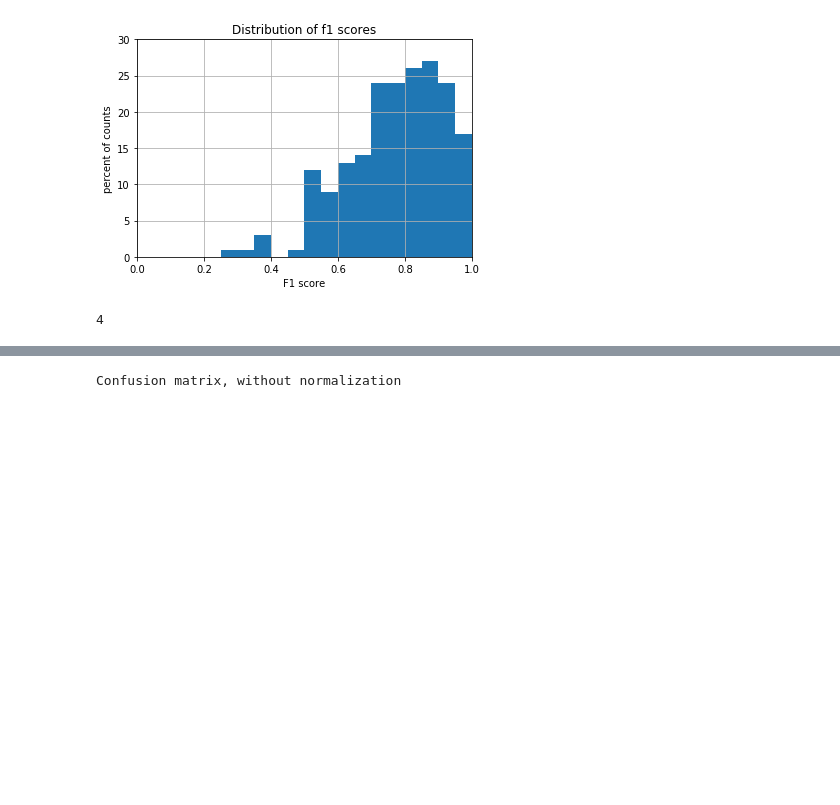
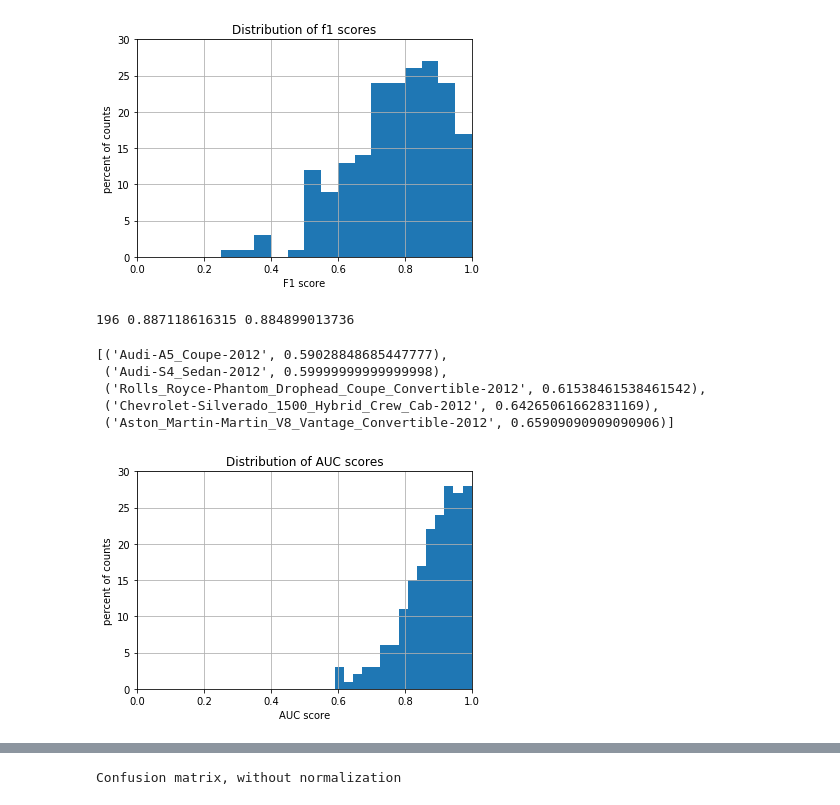
Before and after one commit to trnoriega/car-classifier, a Jupyter notebook: 5_model_validation.ipynb, the cells around one changed output, grey strips where cells are left out. Saved outputs shown, nothing was run; the diff lists cells and outputs as text; code cells hidden in the pictures; blank space fills up the shorter version.

```diff
--- a/5_model_validation.ipynb
+++ b/5_model_validation.ipynb
@@ -267,7 +289,38 @@ plt.grid(True)
 plt.show()
 # %% [output]
 [figure]
-# %%
-len(prfs_results_f1_sorted)
-# %% [output]
-4
+# %%
+test_y_pred_idxs = np.argmax(test_y_pred, axis=1)
+
+test_y_pred_binary = np.zeros(test_y_pred.shape)
+for i, pred_i in enumerate(test_y_pred_idxs):
+    test_y_pred_binary[i, pred_i] = 1
+# %%
+roc_auc_scores = roc_auc_score(test_y_true, test_y_pred_binary, average=None)
+roc_auc_scores_macro = roc_auc_score(test_y_true, test_y_pred_binary, average='macro')
+roc_auc_scores_weighted = roc_auc_score(test_y_true, test_y_pred_binary, average='weighted')
+
+print(len(roc_auc_scores), roc_auc_scores_macro, roc_auc_scores_weighted)
+# %% [output]
+196 0.887118616315 0.884899013736
+# %%
+zipped_aucs = list(zip(target_names, roc_auc_scores))
+sorted_aucs = sorted(zipped_aucs, key=lambda tup: tup[1])
+sorted_aucs[:5]
+# %% [output]
+[('Audi-A5_Coupe-2012', 0.59028848685447777),
+ ('Audi-S4_Sedan-2012', 0.59999999999999998),
+ ('Rolls_Royce-Phantom_Drophead_Coupe_Convertible-2012', 0.61538461538461542),
+ ('Chevrolet-Silverado_1500_Hybrid_Crew_Cab-2012', 0.64265061662831169),
+ ('Aston_Martin-Martin_V8_Vantage_Convertible-2012', 0.65909090909090906)]
+# %%
+auc_list = [tup[1] for tup in sorted_aucs]
+n, bins, patches = plt.hist(auc_list, 15)
+plt.xlabel('AUC score')
+plt.ylabel('percent of counts')
+plt.title('Distribution of AUC scores')
+plt.axis([0, 1, 0, 30])
+plt.grid(True)
+plt.show()
+# %% [output]
+[figure, added]
```
Also changed, not shown: parts of 5 cells of this notebook.
